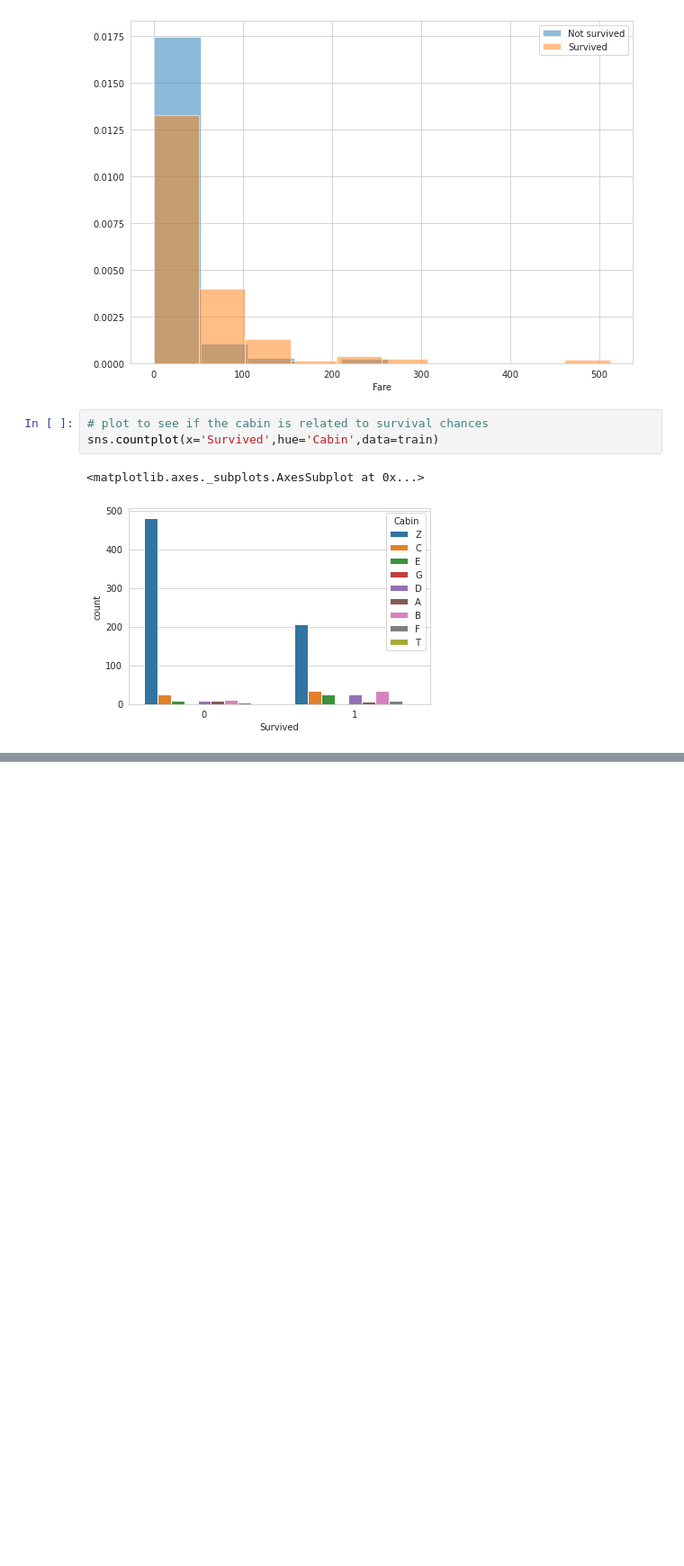
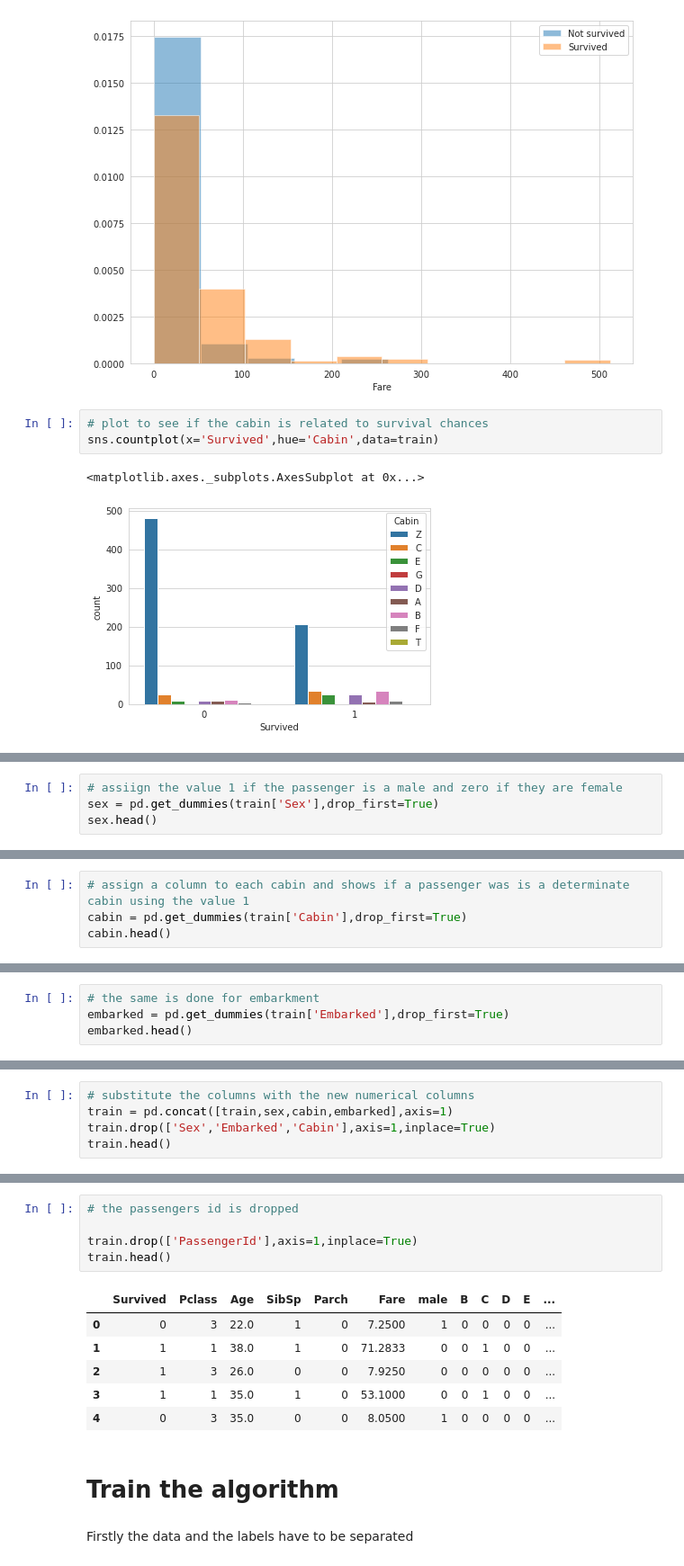
Before and after one commit to NinaPacifico/Titanic-Machile-Learning-from-disasrer, a Jupyter notebook: Titanic data.ipynb, the cells around one changed output, grey strips where cells are left out. Shown at 90% size. Cells and saved outputs as stored; diff of their text form; blank space fills up the shorter version.

```diff
--- a/Titanic data.ipynb
+++ b/Titanic data.ipynb
@@ -317,0 +332,4 @@ sns.countplot(x='Survived',hue='Cabin',data=train)
+# %%
+# assiign the value 1 if the passenger is a male and zero if they are female
+sex = pd.get_dummies(train['Sex'],drop_first=True)
+sex.head()
@@ -317,0 +343,4 @@ sns.countplot(x='Survived',hue='Cabin',data=train)
+# %%
+# assign a column to each cabin and shows if a passenger was is a determinate cabin using the value 1
+cabin = pd.get_dummies(train['Cabin'],drop_first=True)
+cabin.head()
@@ -317,0 +354,4 @@ sns.countplot(x='Survived',hue='Cabin',data=train)
+# %%
+# the same is done for embarkment
+embarked = pd.get_dummies(train['Embarked'],drop_first=True)
+embarked.head()
@@ -317,0 +365,5 @@ sns.countplot(x='Survived',hue='Cabin',data=train)
+# %%
+# substitute the columns with the new numerical columns
+train = pd.concat([train,sex,cabin,embarked],axis=1)
+train.drop(['Sex','Embarked','Cabin'],axis=1,inplace=True)
+train.head()
@@ -317,0 +377,16 @@ sns.countplot(x='Survived',hue='Cabin',data=train)
+# %%
+# the passengers id is dropped
+
+train.drop(['PassengerId'],axis=1,inplace=True)
+train.head()
+# %% [output]
+|  | Survived | Pclass | Age | SibSp | Parch | Fare | male | B | C | D | E | ... |
+| 0 | 0 | 3 | 22.0 | 1 | 0 | 7.2500 | 1 | 0 | 0 | 0 | 0 | ... |
+| 1 | 1 | 1 | 38.0 | 1 | 0 | 71.2833 | 0 | 0 | 1 | 0 | 0 | ... |
+| 2 | 1 | 3 | 26.0 | 0 | 0 | 7.9250 | 0 | 0 | 0 | 0 | 0 | ... |
+| 3 | 1 | 1 | 35.0 | 1 | 0 | 53.1000 | 0 | 0 | 1 | 0 | 0 | ... |
+| 4 | 0 | 3 | 35.0 | 0 | 0 | 8.0500 | 1 | 0 | 0 | 0 | 0 | ... |
+# %% [markdown]
+# Train the algorithm
+# %% [markdown]
+Firstly the data and the labels have to be separated
```
Also changed, not shown: parts of 27 cells of this notebook.
